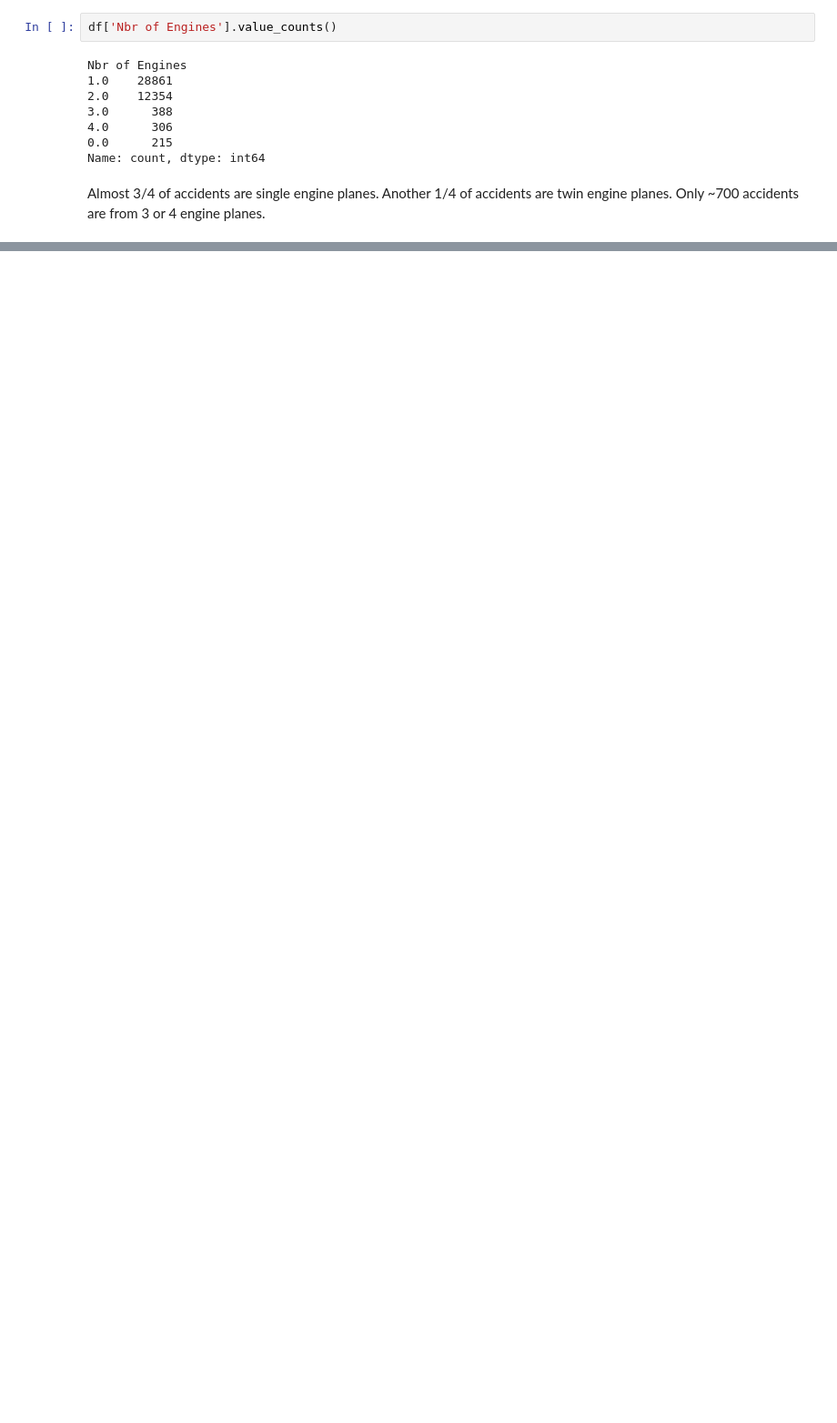
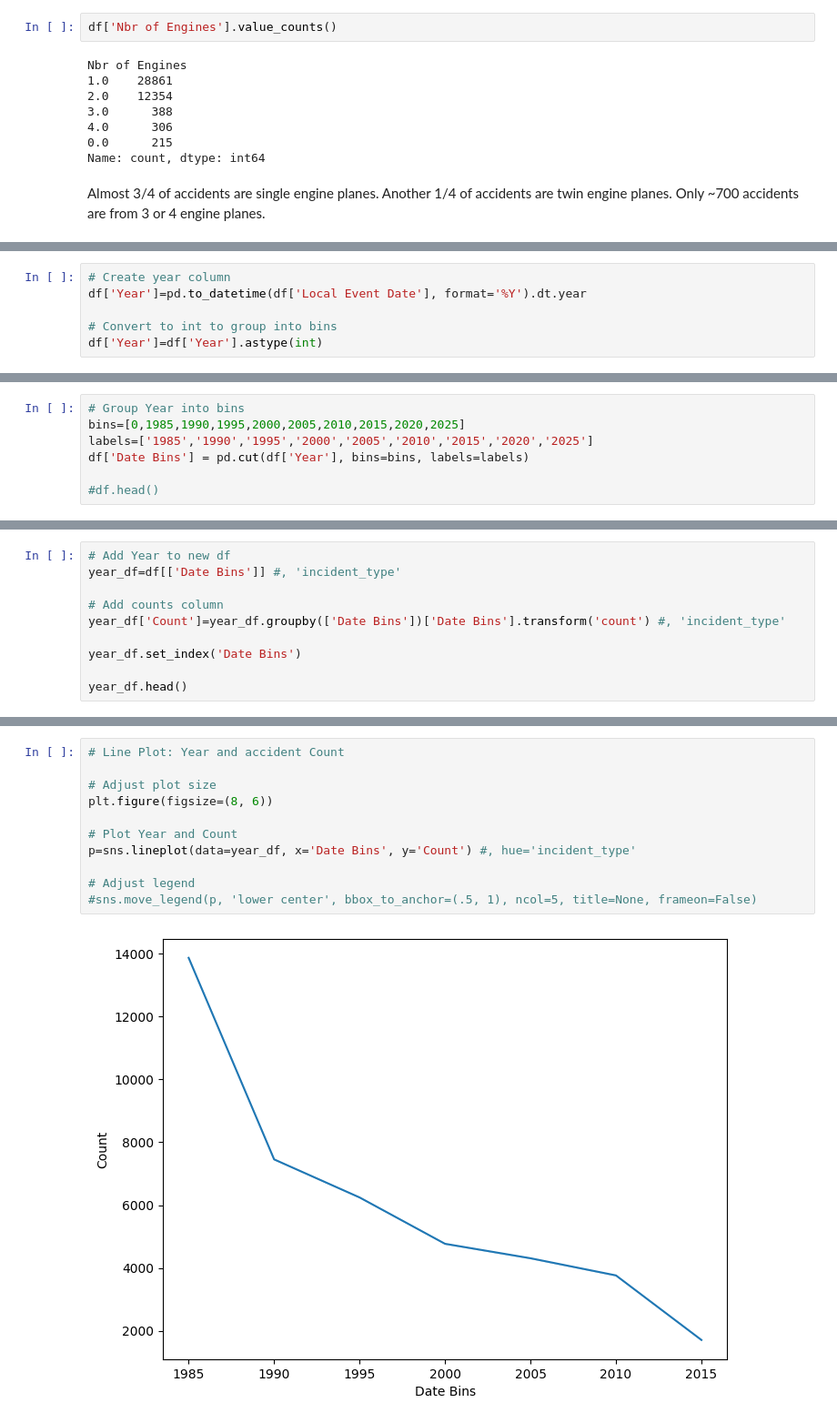
Before and after one commit to helloklow/aviation_accidents, a Jupyter notebook: notebooks/eda.ipynb, the cells around one changed output, grey strips where cells are left out. Shown: that part at 91% size. Cells and saved outputs as stored; diff of their text form; blank space fills up the shorter version.

Commit message:
data cleaning and eda

```diff
--- a/notebooks/eda.ipynb
+++ b/notebooks/eda.ipynb
@@ -338,0 +431,6 @@ Name: count, Length: 5448, dtype: int64
+# %%
+# Create year column
+df['Year']=pd.to_datetime(df['Local Event Date'], format='%Y').dt.year
+
+# Convert to int to group into bins
+df['Year']=df['Year'].astype(int)
@@ -338,0 +450,7 @@ Name: count, Length: 5448, dtype: int64
+# %%
+# Group Year into bins
+bins=[0,1985,1990,1995,2000,2005,2010,2015,2020,2025]
+labels=['1985','1990','1995','2000','2005','2010','2015','2020','2025']
+df['Date Bins'] = pd.cut(df['Year'], bins=bins, labels=labels)
+
+#df.head()
@@ -338,0 +478,10 @@ Name: count, Length: 5448, dtype: int64
+# %%
+# Add Year to new df
+year_df=df[['Date Bins']] #, 'incident_type'
+
+# Add counts column
+year_df['Count']=year_df.groupby(['Date Bins'])['Date Bins'].transform('count') #, 'incident_type'
+
+year_df.set_index('Date Bins')
+
+year_df.head()
@@ -338,0 +500,13 @@ Name: count, Length: 5448, dtype: int64
+# %%
+# Line Plot: Year and accident Count
+
+# Adjust plot size
+plt.figure(figsize=(8, 6))
+
+# Plot Year and Count
+p=sns.lineplot(data=year_df, x='Date Bins', y='Count') #, hue='incident_type'
+
+# Adjust legend
+#sns.move_legend(p, 'lower center', bbox_to_anchor=(.5, 1), ncol=5, title=None, frameon=False)
+# %% [output]
+[figure, added]
```
Also changed, not shown: parts of 20 cells of this notebook, 1 other file.
